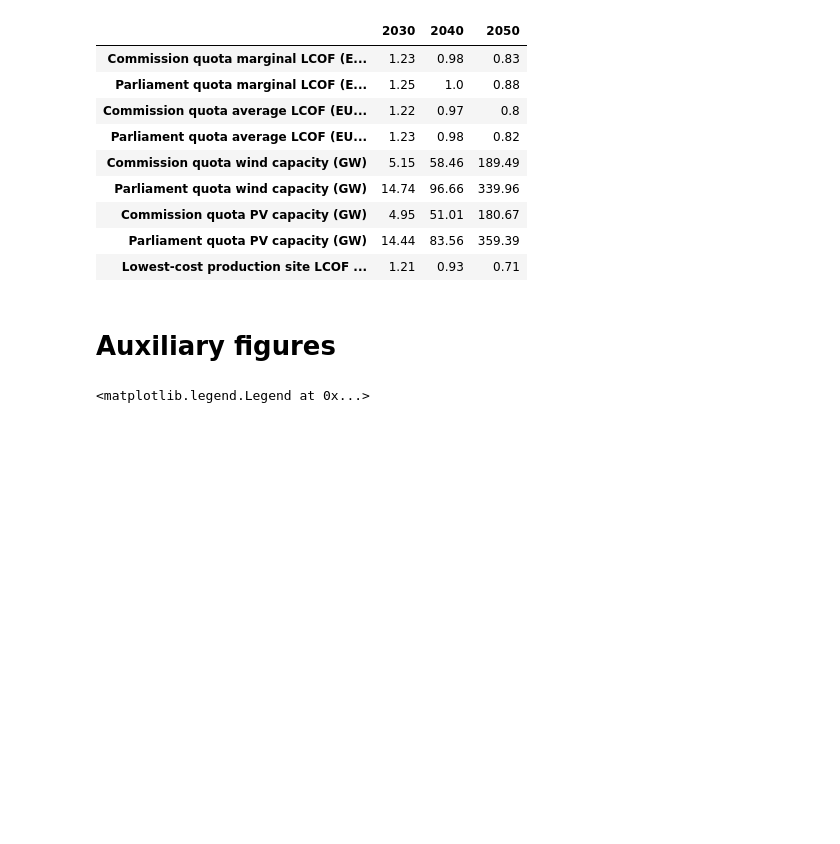
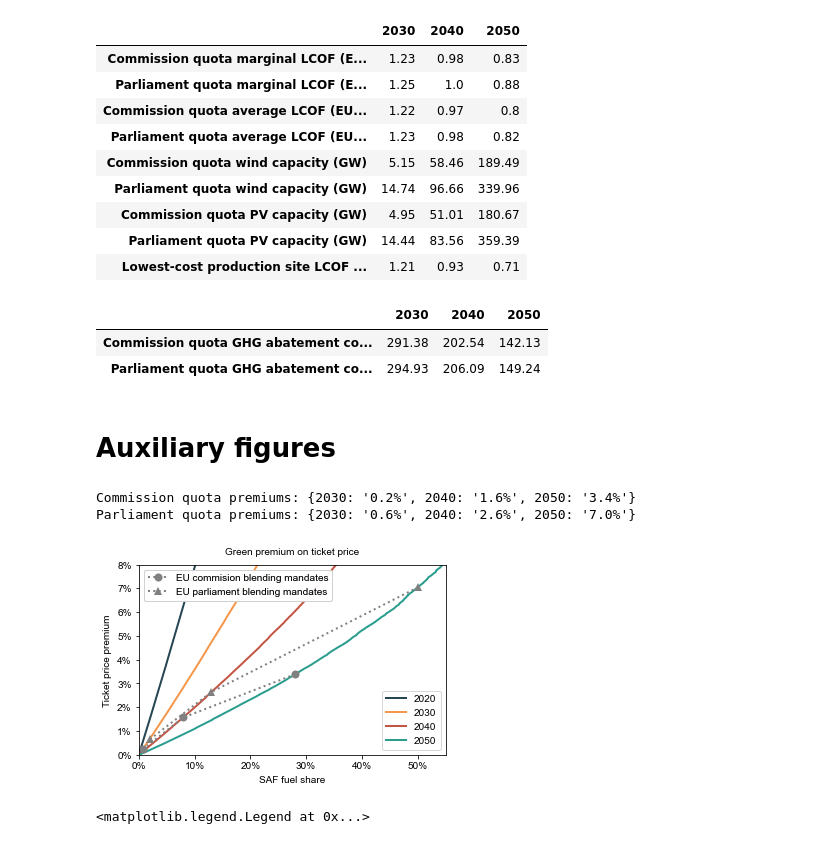
Before and after one commit to kwdseymour/EuroSAFs, a Jupyter notebook: scripts/analysis/cost_curve.ipynb, the cells around one changed output. Drawn from its saved outputs; the diff is of its cells as text; code cells hidden in the pictures; blank space fills up the shorter version.

```diff
--- a/scripts/analysis/cost_curve.ipynb
+++ b/scripts/analysis/cost_curve.ipynb
@@ -407,6 +382,72 @@ summary_df
 | Commission quota PV capacity (GW) | 4.95 | 51.01 | 180.67 |
 | Parliament quota PV capacity (GW) | 14.44 | 83.56 | 359.39 |
 | Lowest-cost production site LCOF ... | 1.21 | 0.93 | 0.71 |
+# %%
+premium_df = pd.DataFrame(index=['Commission quota GHG abatement cost (EUR/tCO2)','Parliament quota GHG abatement cost (EUR/tCO2)'], columns=[2030,2040,2050])
+
+for i,lcof_idx in enumerate(['Commission quota average LCOF (EUR/l)','Parliament quota average LCOF (EUR/l)']):
+    for j in [2030,2040,2050]:
+
+        premium_per_ton = (quota_summary_df.loc[lcof_idx,j] - 0.4)/(kerosene_density/1e3) # EUR
+        co2_savings_per_ton_ptl = kersone_carbon_intensity*ptl_ghg_reduction_factor # tonnes
+        ghg_abatement_cost = premium_per_ton/co2_savings_per_ton_ptl
+        premium_df.iloc[i][j] = round(ghg_abatement_cost,2)
+premium_df
+# %% [output]
+|  | 2030 | 2040 | 2050 |
+| Commission quota GHG abatement co... | 291.38 | 202.54 | 142.13 |
+| Parliament quota GHG abatement co... | 294.93 | 206.09 | 149.24 |
 # %% [markdown]
 # Auxiliary figures
+# %%
+commission_quotas = [0.7, 8, 28] #2030,2040,2050
+commission_quota_premiums = []
+parliament_quotas = [2, 13, 50] #2030,2040,2050
+parliament_quota_premiums = []
+
+fig,ax = plt.subplots(figsize=(5.5,3.5))
+
+for i,year in enumerate([2020,2030,2040,2050]):
+    production_potential = calculate_production_potential(results[year],[0,18,32])
+    cost_curve = calculate_cost_curve(production_potential)
+    cost_curve['fuel_share'] = cost_curve['production_liters_cumsum']/EU32_fuel_demand_liters*100
+    cost_curve['green_premium_fuel'] = ((cost_curve['fuel_share']/100*cost_curve['LCOF_liter'] + (1-cost_curve['fuel_share']/100)*fossil_kerosene_price)/fossil_kerosene_price-1)*100
+
+    # This assumes annual fuel efficiency improvement of 1%
+    ticket_price_factor = 1/4*0.99**(year-2020)
+    cost_curve['green_premium_ticket'] = cost_curve['green_premium_fuel']*ticket_price_factor
+
+    ax.plot(cost_curve['fuel_share'],cost_curve['green_premium_ticket'], label=year)
+    if i>0:
+        commission_quota_premiums.append(cost_curve.iloc[abs(cost_curve['fuel_share'] - commission_quotas[i-1]).argmin()]['green_premium_ticket'])
+        parliament_quota_premiums.append(cost_curve.iloc[abs(cost_curve['fuel_share'] - parliament_quotas[i-1]).argmin()]['green_premium_ticket'])
+
+
+ax.plot(commission_quotas, commission_quota_premiums, marker='o', c='grey', alpha=1, markeredgewidth=0.0, markersize=8, linestyle=':', label='EU commision blending mandates')
+ax.plot(parliament_quotas, parliament_quota_premiums, marker='^', c='grey', alpha=1, markeredgewidth=0.0, markersize=8, linestyle=':', label='EU parliament blending mandates')
+
+ax.set_ylim(0,8)
+ax.set_xlim(0,55)
+
+ax.set_ylabel('Ticket price premium', labelpad=5)
+ax.xaxis.set_major_formatter(StrMethodFormatter('{x:.0f}%'))
+ax.yaxis.set_major_formatter(StrMethodFormatter('{x:.0f}%'))
+
+ax.set_xlabel('PtL fuel share', labelpad=5)
+
+
+ax.set_title('Green premium on ticket price', pad=10);
+lines = ax.get_lines()
+legend1 = ax.legend([lines[i] for i in [0,1,2,3]], [2020,2030,2040,2050], loc='lower right')
+legend2 = ax.legend([lines[i] for i in [4,5]], ['EU commision blending mandates','EU parliament blending mandates'], loc='upper left')
+ax.add_artist(legend1)
+ax.add_artist(legend2)
+
+plt.savefig('../../gfx/green_premium_curve.png', bbox_inches='tight',dpi=400);
+print('Commission quota premiums:',{year:f'{round(x,1)}%' for year,x in zip([2030,2040,2050],commission_quota_premiums)})
+print('Parliament quota premiums:',{year:f'{round(x,1)}%' for year,x in zip([2030,2040,2050],parliament_quota_premiums)})
+# %% [output]
+Commission quota premiums: {2030: '0.2%', 2040: '1.6%', 2050: '3.4%'}
+Parliament quota premiums: {2030: '0.6%', 2040: '2.6%', 2050: '7.0%'}
+[figure, added]
 # %%
```
Also changed, not shown: parts of 12 cells of this notebook, 2 other files.
